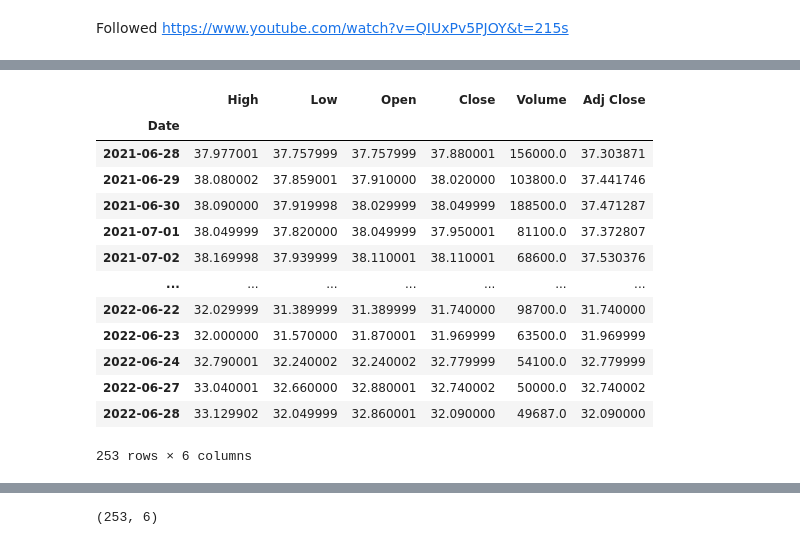
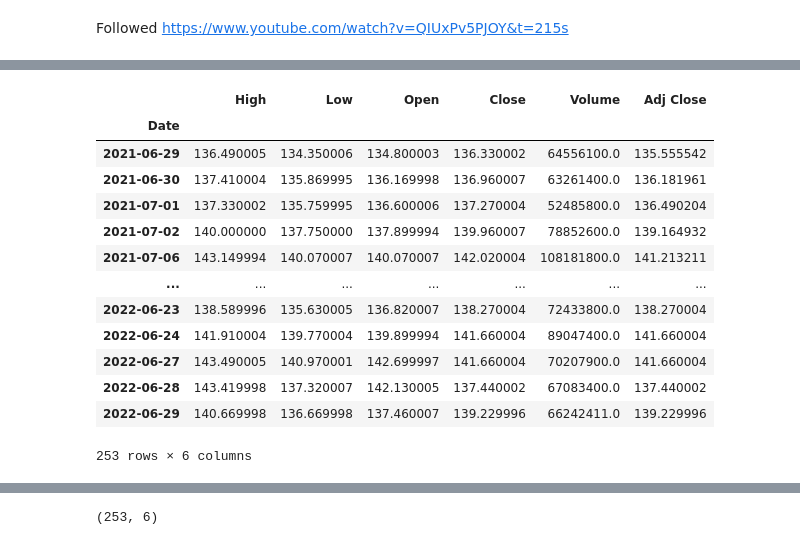
Before and after one commit to jyamaguc/Summer-2022, a Jupyter notebook: stock-Copy1.ipynb, the cells around one changed output, grey strips where cells are left out. Saved outputs shown, nothing was run; the diff lists cells and outputs as text; code cells hidden in the pictures.

```diff
--- a/stock-Copy1.ipynb
+++ b/stock-Copy1.ipynb
@@ -33,23 +33,23 @@ from datetime import datetime, timedelta, date
 # %%
 #get stock quote
 year_ago = str(date.today()-timedelta(days=365))
 today = str(date.today())
-ticker = 'FIVG'
+ticker = 'AAPL'
 source = 'yahoo'
 df = web.DataReader(ticker, data_source = source, start = year_ago, end = today)
 df
 # %% [output]
 |  | High | Low | Open | Close | Volume | Adj Close |
 | Date |  |  |  |  |  |  |
-| 2021-06-28 | 37.977001 | 37.757999 | 37.757999 | 37.880001 | 156000.0 | 37.303871 |
-| 2021-06-29 | 38.080002 | 37.859001 | 37.910000 | 38.020000 | 103800.0 | 37.441746 |
-| 2021-06-30 | 38.090000 | 37.919998 | 38.029999 | 38.049999 | 188500.0 | 37.471287 |
-| 2021-07-01 | 38.049999 | 37.820000 | 38.049999 | 37.950001 | 81100.0 | 37.372807 |
-| 2021-07-02 | 38.169998 | 37.939999 | 38.110001 | 38.110001 | 68600.0 | 37.530376 |
+| 2021-06-29 | 136.490005 | 134.350006 | 134.800003 | 136.330002 | 64556100.0 | 135.555542 |
+| 2021-06-30 | 137.410004 | 135.869995 | 136.169998 | 136.960007 | 63261400.0 | 136.181961 |
+| 2021-07-01 | 137.330002 | 135.759995 | 136.600006 | 137.270004 | 52485800.0 | 136.490204 |
+| 2021-07-02 | 140.000000 | 137.750000 | 137.899994 | 139.960007 | 78852600.0 | 139.164932 |
+| 2021-07-06 | 143.149994 | 140.070007 | 140.070007 | 142.020004 | 108181800.0 | 141.213211 |
 | ... | ... | ... | ... | ... | ... | ... |
-| 2022-06-22 | 32.029999 | 31.389999 | 31.389999 | 31.740000 | 98700.0 | 31.740000 |
-| 2022-06-23 | 32.000000 | 31.570000 | 31.870001 | 31.969999 | 63500.0 | 31.969999 |
-| 2022-06-24 | 32.790001 | 32.240002 | 32.240002 | 32.779999 | 54100.0 | 32.779999 |
-| 2022-06-27 | 33.040001 | 32.660000 | 32.880001 | 32.740002 | 50000.0 | 32.740002 |
-| 2022-06-28 | 33.129902 | 32.049999 | 32.860001 | 32.090000 | 49687.0 | 32.090000 |
+| 2022-06-23 | 138.589996 | 135.630005 | 136.820007 | 138.270004 | 72433800.0 | 138.270004 |
+| 2022-06-24 | 141.910004 | 139.770004 | 139.899994 | 141.660004 | 89047400.0 | 141.660004 |
+| 2022-06-27 | 143.490005 | 140.970001 | 142.699997 | 141.660004 | 70207900.0 | 141.660004 |
+| 2022-06-28 | 143.419998 | 137.320007 | 142.130005 | 137.440002 | 67083400.0 | 137.440002 |
+| 2022-06-29 | 140.669998 | 136.669998 | 137.460007 | 139.229996 | 66242411.0 | 139.229996 |
 253 rows × 6 columns
```
Also changed, not shown: parts of 26 cells of this notebook.
